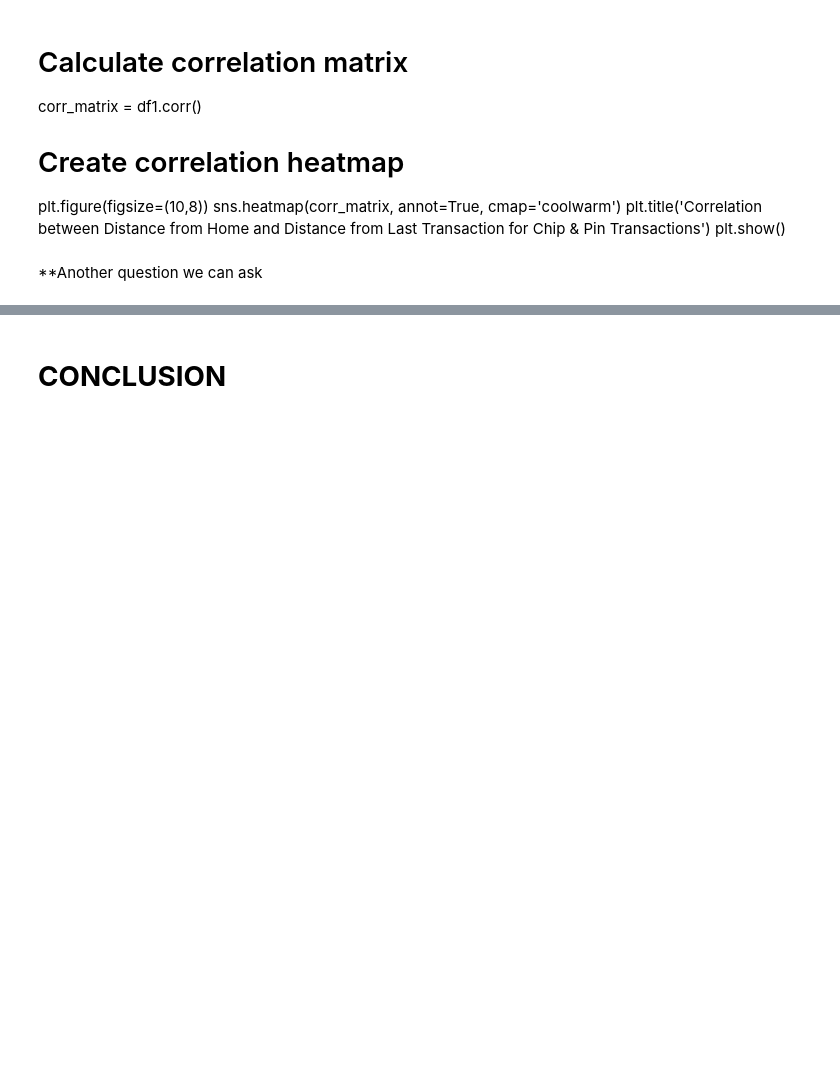
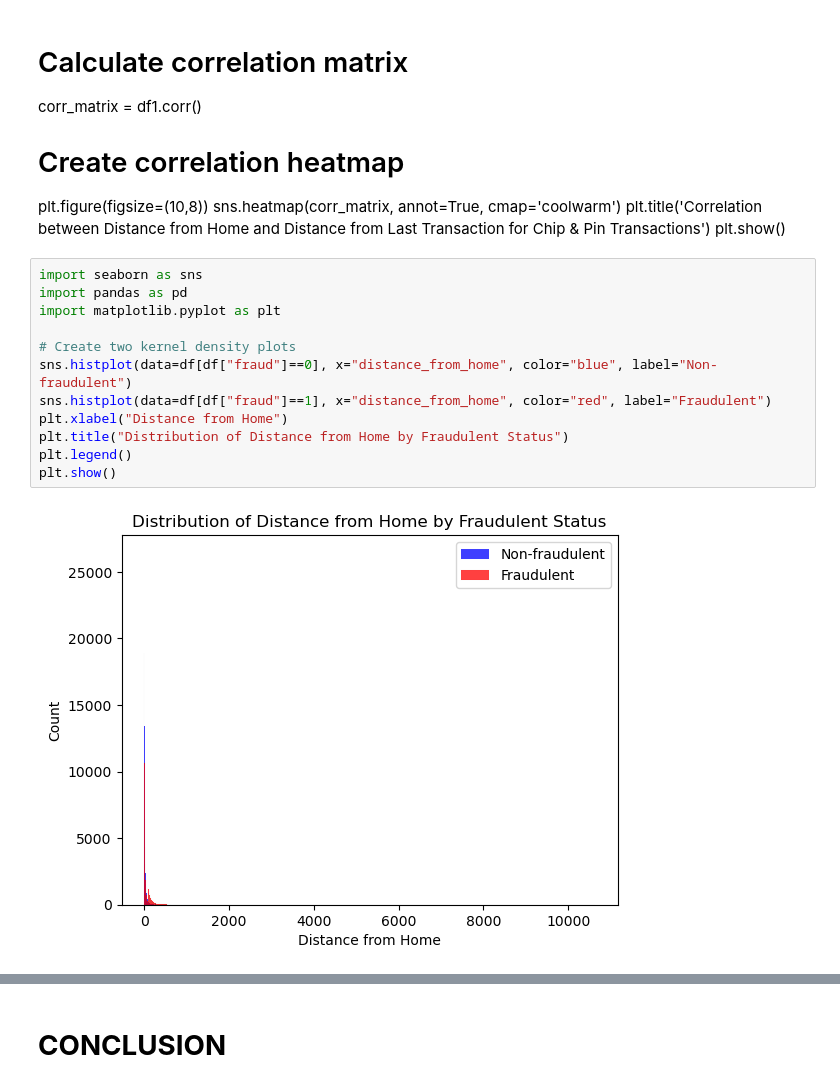
Before and after one commit to KarimKhalil33/CreditCard-Fraud-Data-Analysis, a Jupyter notebook: analysis/analysis3.ipynb, the cells around one changed output, grey strips where cells are left out. Saved outputs shown, nothing was run; the diff lists cells and outputs as text; blank space fills up the shorter version.

```diff
--- a/analysis/analysis3.ipynb
+++ b/analysis/analysis3.ipynb
@@ -140,5 +148,17 @@ plt.figure(figsize=(10,8))
 sns.heatmap(corr_matrix, annot=True, cmap='coolwarm')
 plt.title('Correlation between Distance from Home and Distance from Last Transaction for Chip & Pin Transactions')
 plt.show()
-# %% [markdown]
-**Another question we can ask
+# %%
+import seaborn as sns
+import pandas as pd
+import matplotlib.pyplot as plt
+
+# Create two kernel density plots
+sns.histplot(data=df[df["fraud"]==0], x="distance_from_home", color="blue", label="Non-fraudulent")
+sns.histplot(data=df[df["fraud"]==1], x="distance_from_home", color="red", label="Fraudulent")
+plt.xlabel("Distance from Home")
+plt.title("Distribution of Distance from Home by Fraudulent Status")
+plt.legend()
+plt.show()
+# %% [output]
+[figure, added]
```
Also changed, not shown: parts of 11 cells of this notebook, 1 other file.
